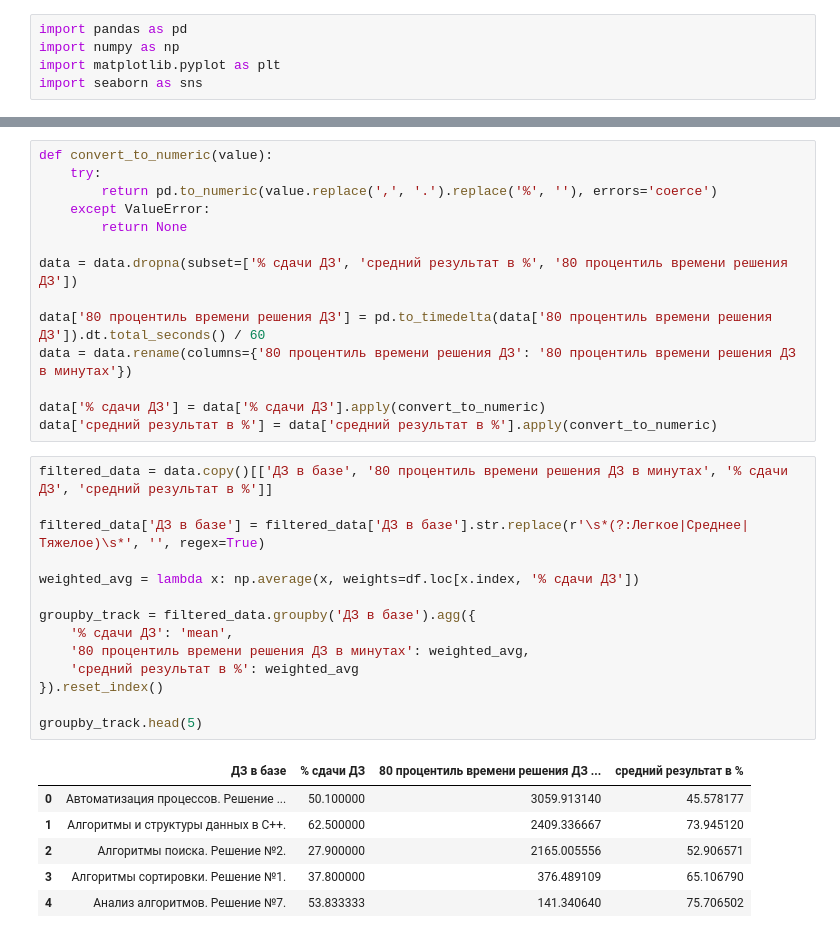
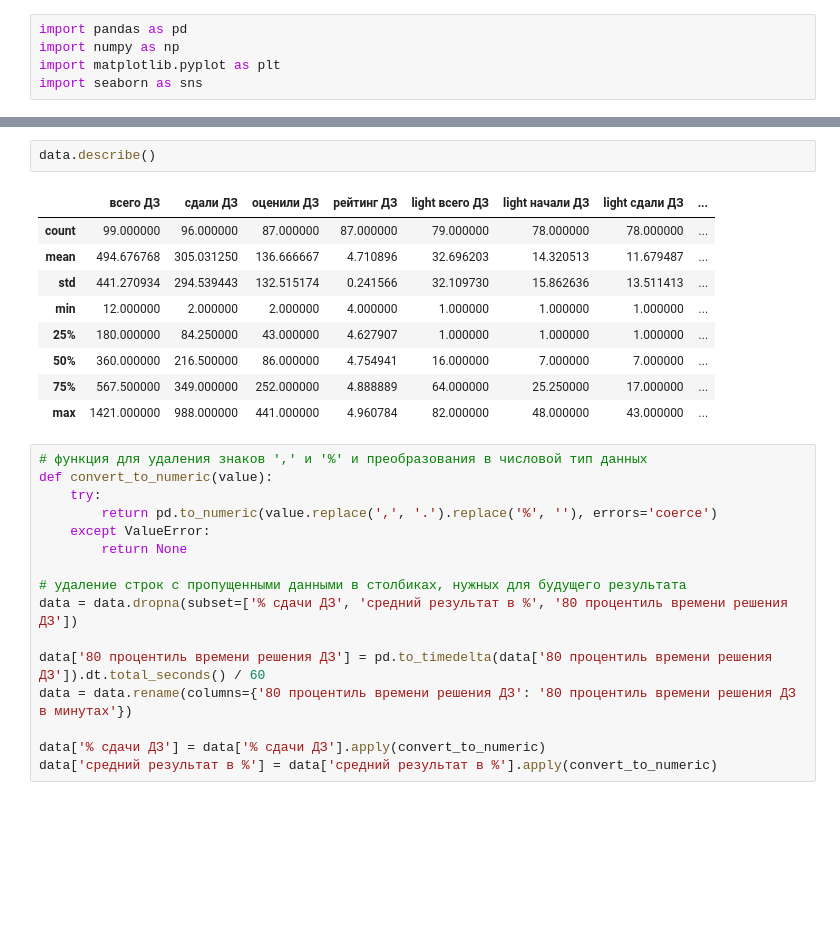
Before and after one commit to serioio321/homework_analysis, a Jupyter notebook: homework_analysis.ipynb, the cells around one changed output, grey strips where cells are left out. Cells and saved outputs as stored; diff of their text form; blank space fills up the shorter version.

```diff
--- a/homework_analysis.ipynb
+++ b/homework_analysis.ipynb
@@ -15,10 +35,24 @@ result_df.head(3)
+# %%
+data.describe()
+# %% [output]
+|  | всего ДЗ | сдали ДЗ | оценили ДЗ | рейтинг ДЗ | light всего ДЗ | light начали ДЗ | light сдали ДЗ | ... |
+| count | 99.000000 | 96.000000 | 87.000000 | 87.000000 | 79.000000 | 78.000000 | 78.000000 | ... |
+| mean | 494.676768 | 305.031250 | 136.666667 | 4.710896 | 32.696203 | 14.320513 | 11.679487 | ... |
+| std | 441.270934 | 294.539443 | 132.515174 | 0.241566 | 32.109730 | 15.862636 | 13.511413 | ... |
+| min | 12.000000 | 2.000000 | 2.000000 | 4.000000 | 1.000000 | 1.000000 | 1.000000 | ... |
+| 25% | 180.000000 | 84.250000 | 43.000000 | 4.627907 | 1.000000 | 1.000000 | 1.000000 | ... |
+| 50% | 360.000000 | 216.500000 | 86.000000 | 4.754941 | 16.000000 | 7.000000 | 7.000000 | ... |
+| 75% | 567.500000 | 349.000000 | 252.000000 | 4.888889 | 64.000000 | 25.250000 | 17.000000 | ... |
+| max | 1421.000000 | 988.000000 | 441.000000 | 4.960784 | 82.000000 | 48.000000 | 43.000000 | ... |
 # %%
+# функция для удаления знаков ',' и '%' и преобразования в числовой тип данных
 def convert_to_numeric(value):
     try:
         return pd.to_numeric(value.replace(',', '.').replace('%', ''), errors='coerce')
     except ValueError:
         return None
 
+# удаление строк с пропущенными данными в столбиках, нужных для будущего результата
 data = data.dropna(subset=['% сдачи ДЗ', 'средний результат в %', '80 процентиль времени решения ДЗ'])
 
 data['80 процентиль времени решения ДЗ'] = pd.to_timedelta(data['80 процентиль времени решения ДЗ']).dt.total_seconds() / 60
@@ -26,24 +60,3 @@ data = data.rename(columns={'80 процентиль времени решени
 
 data['% сдачи ДЗ'] = data['% сдачи ДЗ'].apply(convert_to_numeric)
 data['средний результат в %'] = data['средний результат в %'].apply(convert_to_numeric)
-# %%
-filtered_data = data.copy()[['ДЗ в базе', '80 процентиль времени решения ДЗ в минутах', '% сдачи ДЗ', 'средний результат в %']]
-
-filtered_data['ДЗ в базе'] = filtered_data['ДЗ в базе'].str.replace(r'\s*(?:Легкое|Среднее|Тяжелое)\s*', '', regex=True)
-
-weighted_avg = lambda x: np.average(x, weights=df.loc[x.index, '% сдачи ДЗ'])
-
-groupby_traсk = filtered_data.groupby('ДЗ в базе').agg({
-    '% сдачи ДЗ': 'mean',
-    '80 процентиль времени решения ДЗ в минутах': weighted_avg,
-    'средний результат в %': weighted_avg
-}).reset_index()
-
-groupby_traсk.head(5)
-# %% [output]
-|  | ДЗ в базе | % сдачи ДЗ | 80 процентиль времени решения ДЗ ... | средний результат в % |
-| 0 | Автоматизация процессов. Решение ... | 50.100000 | 3059.913140 | 45.578177 |
-| 1 | Алгоритмы и структуры данных в C++. | 62.500000 | 2409.336667 | 73.945120 |
-| 2 | Алгоритмы поиска. Решение №2. | 27.900000 | 2165.005556 | 52.906571 |
-| 3 | Алгоритмы сортировки. Решение №1. | 37.800000 | 376.489109 | 65.106790 |
-| 4 | Анализ алгоритмов. Решение №7. | 53.833333 | 141.340640 | 75.706502 |
```
Also changed, not shown: parts of 8 cells of this notebook.
